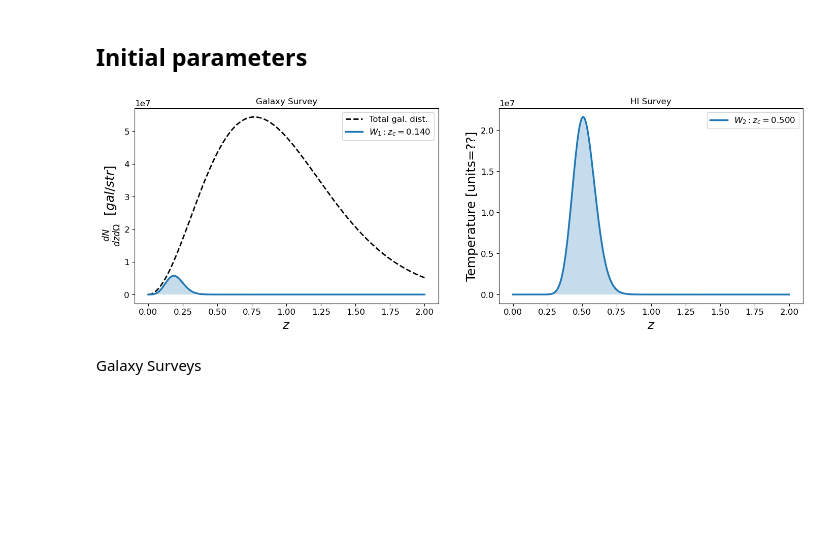
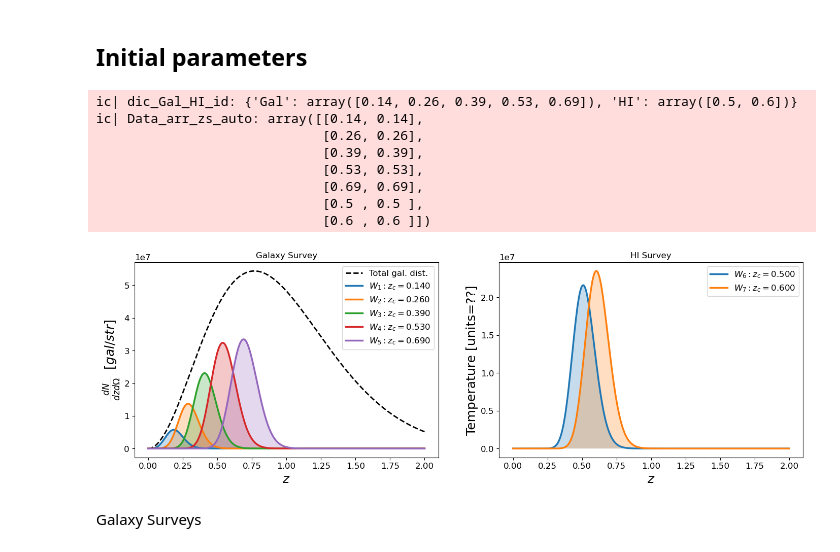
Before and after one commit to GreenTS27/Photo_Surveys-HI_IM-Fisher_Matrix, a Jupyter notebook: Fisher_Matrix_C_ell_vs_w_t.ipynb, the cells around one changed output. Drawn from its saved outputs; the diff is of its cells as text; code cells hidden in the pictures; blank space fills up the shorter version.

```diff
--- a/Fisher_Matrix_C_ell_vs_w_t.ipynb
+++ b/Fisher_Matrix_C_ell_vs_w_t.ipynb
@@ -228,8 +228,8 @@ from Fisher_Matrix_C_ell_w_theta import *
 ## Initial parameters
 # %%
 def Window_func_Gal_HI(arr_zs, arr_z_central, z0, Ngal, sigma_val=0.05, arr_bin_width=None,
-                       func_pz=None, func_Tz=None, W_func="W_Gauss", N_bins_Gal=1000, HI_Gal=False,
-                       Show_WS=False, fig_size=(7,5), Fig_y_unit=r"gal \, / \, deg^2", Fig_Ws_name="Default_Ws_name"):
+                       func_pz=None, func_Tz=None, W_func="W_Gauss", dic_Gal_HI_id=None,
+                       Show_WS=False, fig_size=(17,5), Fig_y_unit=r"gal \, / \, deg^2", Fig_Ws_name="Default_Ws_name"):
     # Gives an array of Gaussian distributions.
     # One Window for each central redshift given.
 
@@ -253,9 +253,12 @@ def Window_func_Gal_HI(arr_zs, arr_z_central, z0, Ngal, sigma_val=0.05, arr_bin_
             return 0.055919 + 0.23242 * z - 0.024136 * z**2
         func_Tz = Temp_HI
 
-    arr_sigma_z = sigma_val*(1+arr_zs)
+
     N_bins_Total = len(arr_z_central)
-    if HI_Gal==False:
+    # z-bin values for Gal and HI Survey
+    if dic_Gal_HI_id != None:
+        N_bins_Gal = len(dic_Gal_HI_id["Gal"])
+    else:
         N_bins_Gal = N_bins_Total
 
 
@@ -263,6 +266,7 @@ def Window_func_Gal_HI(arr_zs, arr_z_central, z0, Ngal, sigma_val=0.05, arr_bin_
     dNdz = func_pz(arr_zs, z0)*Ngal   # we don't need to normalize this expresion, since CAMB already does it internally
     dic_Window[ "Total" ] = dNdz
 
+    arr_sigma_z = sigma_val*(1+arr_zs)
 
     for index_zc, z_c in enumerate(arr_z_central):
         if W_func=="W_Gauss":
@@ -289,7 +293,7 @@ def Window_func_Gal_HI(arr_zs, arr_z_central, z0, Ngal, sigma_val=0.05, arr_bin_
     # Visualizing the selcted bins
     if Show_WS == True:
 
-        fig, axis = plt.subplots(nrows=1, ncols=2, figsize=(17, 5))
+        fig, axis = plt.subplots(nrows=1, ncols=2, figsize=fig_size)
         axis[0].plot(arr_zs, dic_Window[ "Total" ] , "--", lw=2,  c= "k", label="Total gal. dist.")
 
         for index_zc in range(N_bins_Gal):
@@ -342,7 +340,7 @@ Survey_Gal = "Euclid"
 # Survey_Gal = "DES"
 # Survey_Gal = "LSST_Y1"
 # Survey_Gal = "LSST_Y10"
-N_bins_Gal = 1
+N_bins_Gal = 5
 
 # HI Surveys
 nu_ref = 1420.0 # MHz, frequency of the HI line
@@ -352,14 +350,12 @@ arr_nu_central_Meerkat = nu_ref / (arr_z_central_Meerkat+1)
 
 # Survey_HI = "SKA"
 
-N_bins_HI  = 1
 
+N_bins_HI  = 2
 
 N_bins_Total = N_bins_Gal+N_bins_HI
 
-
 ####################################### initial parameters ###############################################
-
 
 # Creating central redshifts and redshift combinations
 arr_z_central = np.zeros(N_bins_Total)
@@ -367,23 +363,24 @@ arr_bin_width = np.zeros(N_bins_Total)
 
 arr_bin_width_nu = np.zeros(N_bins_HI)
 
-
 for i in range(N_bins_Total):
-
     if i < N_bins_Gal:
-        # ic("Gal")
         if Survey_Gal == "Euclid":
             arr_z_central[i] = arr_z_central_Euclid[i]
             arr_bin_width[i] = np.abs(arr_z_central_Euclid[i] - arr_z_central_Euclid[i+1])/2
-
     else:
-        # ic("HI")
         index_HI = i-N_bins_Gal
         if Survey_HI == "Meerkat":
             arr_z_central[i] = arr_z_central_Meerkat[index_HI]
             arr_bin_width[i] = np.abs(arr_z_central_Meerkat[index_HI] - arr_z_central_Meerkat[index_HI+1])/2
 
             arr_bin_width_nu[index_HI] = np.abs(arr_nu_central_Meerkat[index_HI] - arr_nu_central_Meerkat[index_HI+1])/2
+
+# Identify the z-bins of Gal and HI survey
+dic_Gal_HI_id  = {}
+dic_Gal_HI_id["Gal"] = arr_z_central[:N_bins_Gal]
+dic_Gal_HI_id["HI"] = arr_z_central[N_bins_Gal:N_bins_Total]
+ic(dic_Gal_HI_id)
 
 
 Data_arr_zs_auto= np.zeros((N_bins_Total,2))
@@ -391,29 +388,37 @@ Data_arr_zs_full= np.zeros( (int(N_bins_Total*(N_bins_Total+1)/2), 2) )   # The
 count = 0
 for i in range(N_bins_Total):
 
     z_c_i = arr_z_central[i]
     Data_arr_zs_auto[i] = np.array( [z_c_i, z_c_i] )
 
     for j in range( N_bins_Total -i ):
         z_c_j = arr_z_central[i+j]  # We do i+j since we don't want to repeat combinations
         Data_arr_zs_full[count] = np.array( [z_c_i, z_c_j] )
         count+=1
 
 del i, j, z_c_i, z_c_j, count
-
+ic(Data_arr_zs_auto)
 
 # Calculate Redshift bins
 arr_zs = np.linspace(0, 2, 1000)
 sigma_val = 0.05
 arr_sigma_z = sigma_val*(1+arr_zs)
 
 if Survey_Gal == "Euclid" and Survey_HI == "Meerkat":
     dic_Window  = Window_func_Gal_HI(arr_zs, arr_z_central, z0_Euclid, N_gal_Euclid,
                                      sigma_val=sigma_val, arr_bin_width=arr_bin_width, func_pz=pz_Euclid, W_func="W_erf",
-                                     N_bins_Gal=N_bins_Gal, HI_Gal=True,
+                                     dic_Gal_HI_id=dic_Gal_HI_id,
                                      Show_WS=True, Fig_y_unit="gal/str")
 # %% [output]
+ic| dic_Gal_HI_id: {'Gal': array([0.14, 0.26, 0.39, 0.53, 0.69]), 'HI': array([0.5, 0.6])}
+ic| Data_arr_zs_auto: array([[0.14, 0.14],
+                             [0.26, 0.26],
+                             [0.39, 0.39],
+                             [0.53, 0.53],
+                             [0.69, 0.69],
+                             [0.5 , 0.5 ],
+                             [0.6 , 0.6 ]])
-[figure, old version]
+[figure, new version]
 # %% [markdown]
 Galaxy Surveys
 # %%
```
Also changed, not shown: parts of 16 cells of this notebook.
